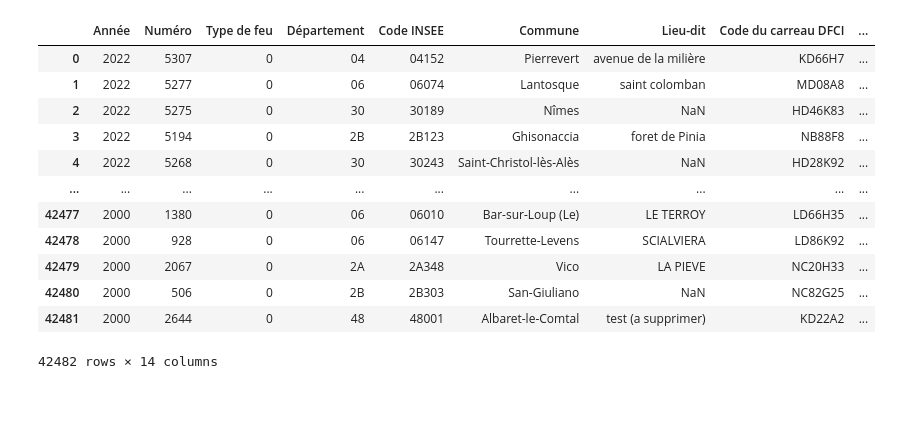
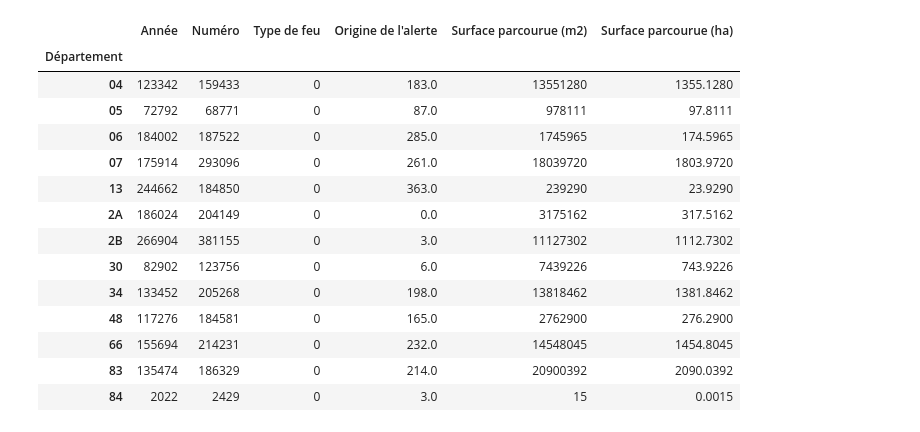
Before and after one commit to Olivierjaylet/Wild_fire_in_France, a Jupyter notebook: Untitled.ipynb, the cells around one changed output. Cells and saved outputs as stored; diff of their text form; code cells hidden in the pictures; blank space fills up the shorter version.

```diff
--- a/Untitled.ipynb
+++ b/Untitled.ipynb
@@ -15,19 +8,3 @@ def dataclean(csv_file):
 # %%
 csv_file ="liste_incendies_ du_12_08_2022.csv"
 dataframe = dataclean(csv_file)
-# %%
-dataframe
-# %% [output]
-|  | Année | Numéro | Type de feu | Département | Code INSEE | Commune | Lieu-dit | Code du carreau DFCI | ... |
-| 0 | 2022 | 5307 | 0 | 04 | 04152 | Pierrevert | avenue de la milière | KD66H7 | ... |
-| 1 | 2022 | 5277 | 0 | 06 | 06074 | Lantosque | saint colomban | MD08A8 | ... |
-| 2 | 2022 | 5275 | 0 | 30 | 30189 | Nîmes | NaN | HD46K83 | ... |
-| 3 | 2022 | 5194 | 0 | 2B | 2B123 | Ghisonaccia | foret de Pinia | NB88F8 | ... |
-| 4 | 2022 | 5268 | 0 | 30 | 30243 | Saint-Christol-lès-Alès | NaN | HD28K92 | ... |
-| ... | ... | ... | ... | ... | ... | ... | ... | ... | ... |
-| 42477 | 2000 | 1380 | 0 | 06 | 06010 | Bar-sur-Loup (Le) | LE TERROY | LD66H35 | ... |
-| 42478 | 2000 | 928 | 0 | 06 | 06147 | Tourrette-Levens | SCIALVIERA | LD86K92 | ... |
-| 42479 | 2000 | 2067 | 0 | 2A | 2A348 | Vico | LA PIEVE | NC20H33 | ... |
-| 42480 | 2000 | 506 | 0 | 2B | 2B303 | San-Giuliano | NaN | NC82G25 | ... |
-| 42481 | 2000 | 2644 | 0 | 48 | 48001 | Albaret-le-Comtal | test (a supprimer) | KD22A2 | ... |
-42482 rows × 14 columns
@@ -60,0 +13,18 @@ and the year.
+# %%
+grouped_dt
+# %% [output]
+|  | Année | Numéro | Type de feu | Origine de l'alerte | Surface parcourue (m2) | Surface parcourue (ha) |
+| Département |  |  |  |  |  |  |
+| 04 | 123342 | 159433 | 0 | 183.0 | 13551280 | 1355.1280 |
+| 05 | 72792 | 68771 | 0 | 87.0 | 978111 | 97.8111 |
+| 06 | 184002 | 187522 | 0 | 285.0 | 1745965 | 174.5965 |
+| 07 | 175914 | 293096 | 0 | 261.0 | 18039720 | 1803.9720 |
+| 13 | 244662 | 184850 | 0 | 363.0 | 239290 | 23.9290 |
+| 2A | 186024 | 204149 | 0 | 0.0 | 3175162 | 317.5162 |
+| 2B | 266904 | 381155 | 0 | 3.0 | 11127302 | 1112.7302 |
+| 30 | 82902 | 123756 | 0 | 6.0 | 7439226 | 743.9226 |
+| 34 | 133452 | 205268 | 0 | 198.0 | 13818462 | 1381.8462 |
+| 48 | 117276 | 184581 | 0 | 165.0 | 2762900 | 276.2900 |
+| 66 | 155694 | 214231 | 0 | 232.0 | 14548045 | 1454.8045 |
+| 83 | 135474 | 186329 | 0 | 214.0 | 20900392 | 2090.0392 |
+| 84 | 2022 | 2429 | 0 | 3.0 | 15 | 0.0015 |
```
Also changed, not shown: parts of 17 cells of this notebook, 4 other files.
